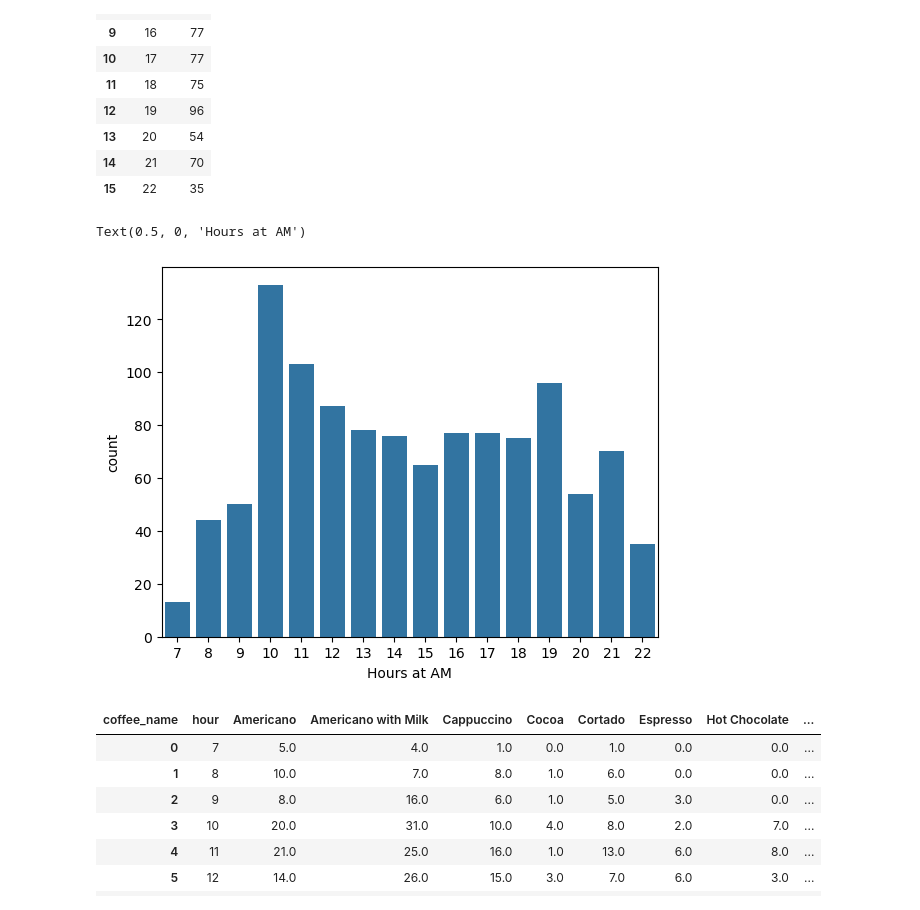
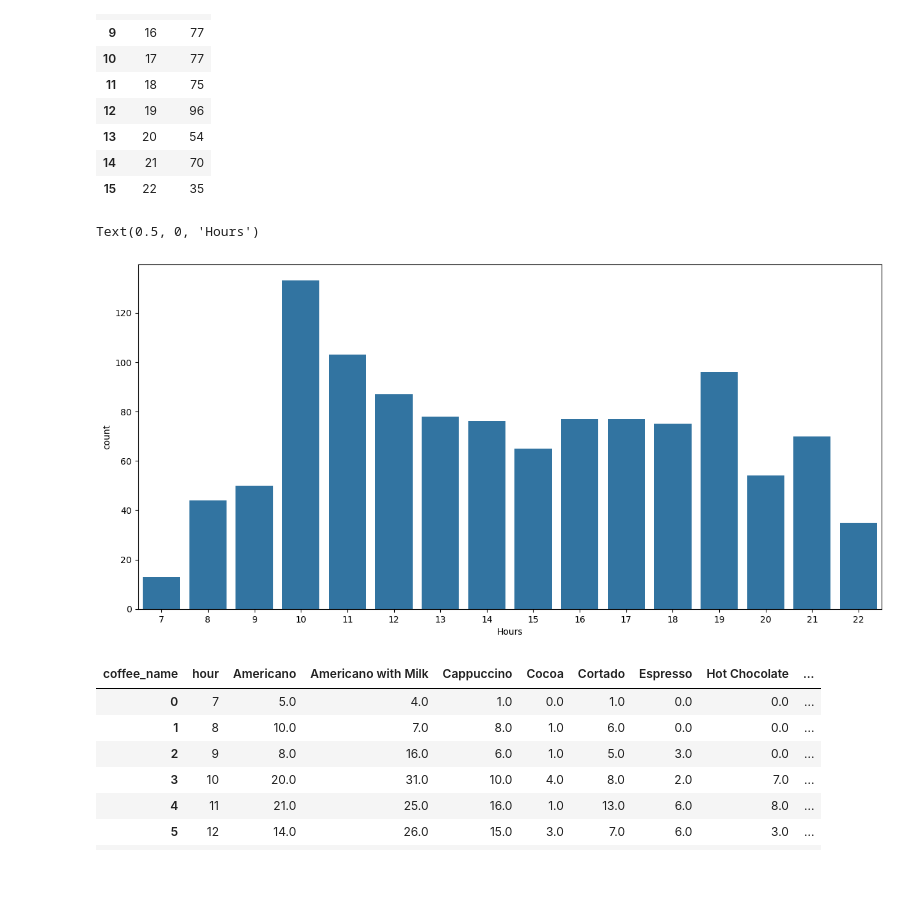
Before and after one commit to vaishnavikhilegaon/Internship_projects, a Jupyter notebook: COFFEE_SALES.ipynb, the cells around one changed output. Saved outputs shown, nothing was run; the diff lists cells and outputs as text; code cells hidden in the pictures; blank space fills up the shorter version.

```diff
--- a/COFFEE_SALES.ipynb
+++ b/COFFEE_SALES.ipynb
@@ -109,7 +111,7 @@ data.head(5)
 | 3 | 2024-03-01 | 2024-03-01 13:46:33.006 | card | ANON-0000-0000-0003 | 28.9 | Americano |
 | 4 | 2024-03-01 | 2024-03-01 13:48:14.626 | card | ANON-0000-0000-0004 | 38.7 | Latte |
 # %%
-data['month']=pd.to_datetime(data['date']).dt.month
+data['month']=pd.to_datetime(data['date']).dt.strftime('%B')
 # %%
 data['month']
 # %% [output]
@@ -232,0 +238,3 @@ days_names
+# %%
+data['week'] = data['date'].dt.strftime('%U')
+data['week']
@@ -232,0 +276,20 @@ days_names
+# %%
+
+import calendar
+data['date'] = pd.to_datetime(data['date'])
+data['day'] = data['date'].dt.day_name()
+
+weekly_sales_coffee_type = data.groupby(['day', 'coffee_name']).size().reset_index(name='sales_count')
+day_order = list(calendar.day_name)
+weekly_sales_coffee_type['day'] = pd.Categorical(weekly_sales_coffee_type['day'], categories=day_order, ordered=True)
+
+# Plotting
+plt.figure(figsize=(15, 8))
+sns.lineplot(data=weekly_sales_coffee_type, x='day', y='sales_count', hue='coffee_name')
+
+plt.xlabel('Day of the Week')
+plt.ylabel('Sales Count')
+plt.title('Weekly Coffee Sales by Type')
+plt.xticks(rotation=45)
+plt.legend(title="Coffee Types")
+plt.show()
@@ -336,11 +420,12 @@ hourly_sales
 | 14 | 21 | 70 |
 | 15 | 22 | 35 |
 # %%
+plt.figure(figsize=(15,7))
 sns.barplot(data= hourly_sales,x = 'hour', y = 'count')
-plt.xlabel('Hours at AM')
+plt.xlabel('Hours')
 # %% [output]
-Text(0.5, 0, 'Hours at AM')
+Text(0.5, 0, 'Hours')
-[figure, old version]
+[figure, new version]
 # %%
 #hourly sales by coffee
 hourly_sales_by_coffee = data.groupby(['hour','coffee_name']).count()['date'].reset_index().pivot(index = 'hour',columns = 'coffee_name',values='date').reset_index()
```
Also changed, not shown: parts of 27 cells of this notebook.
